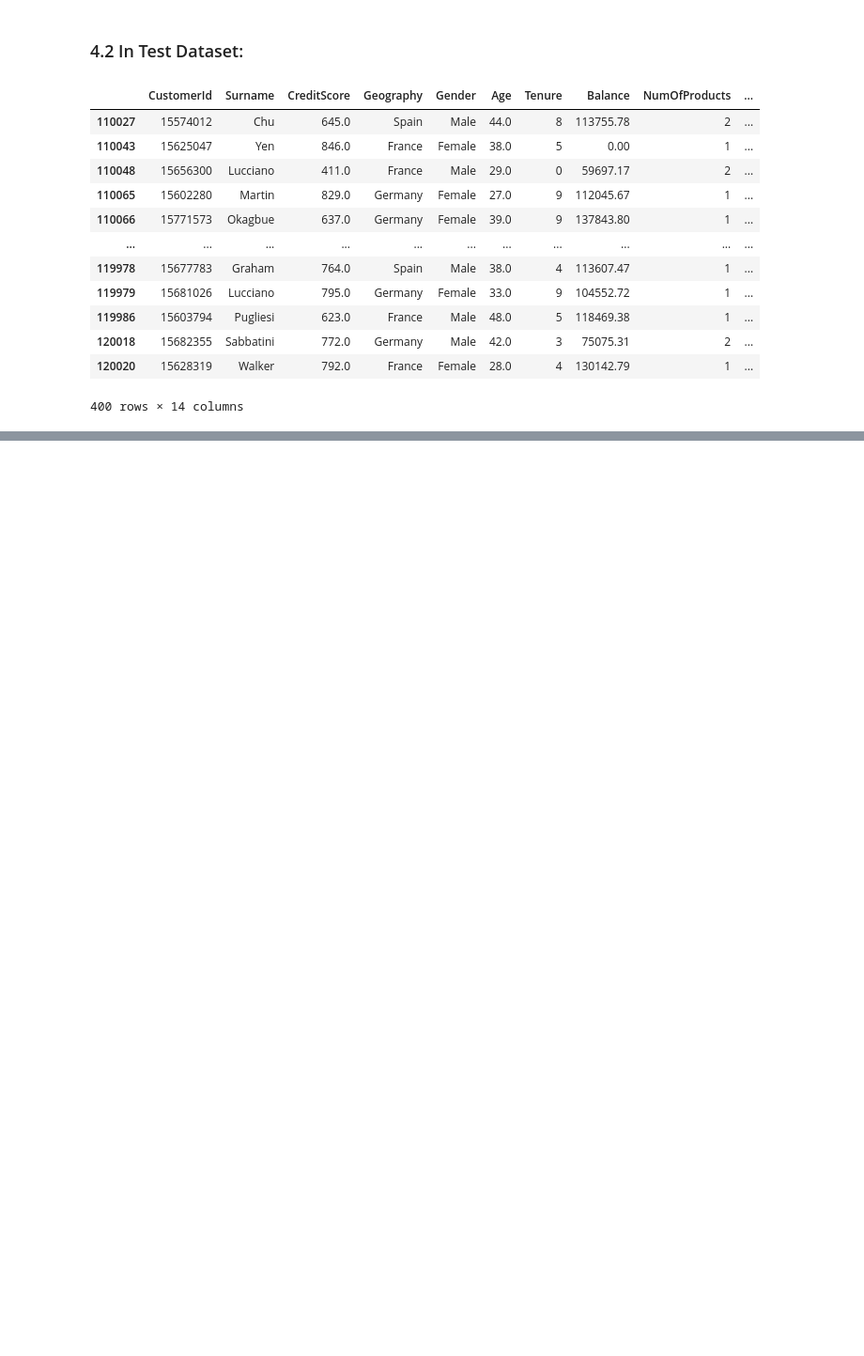
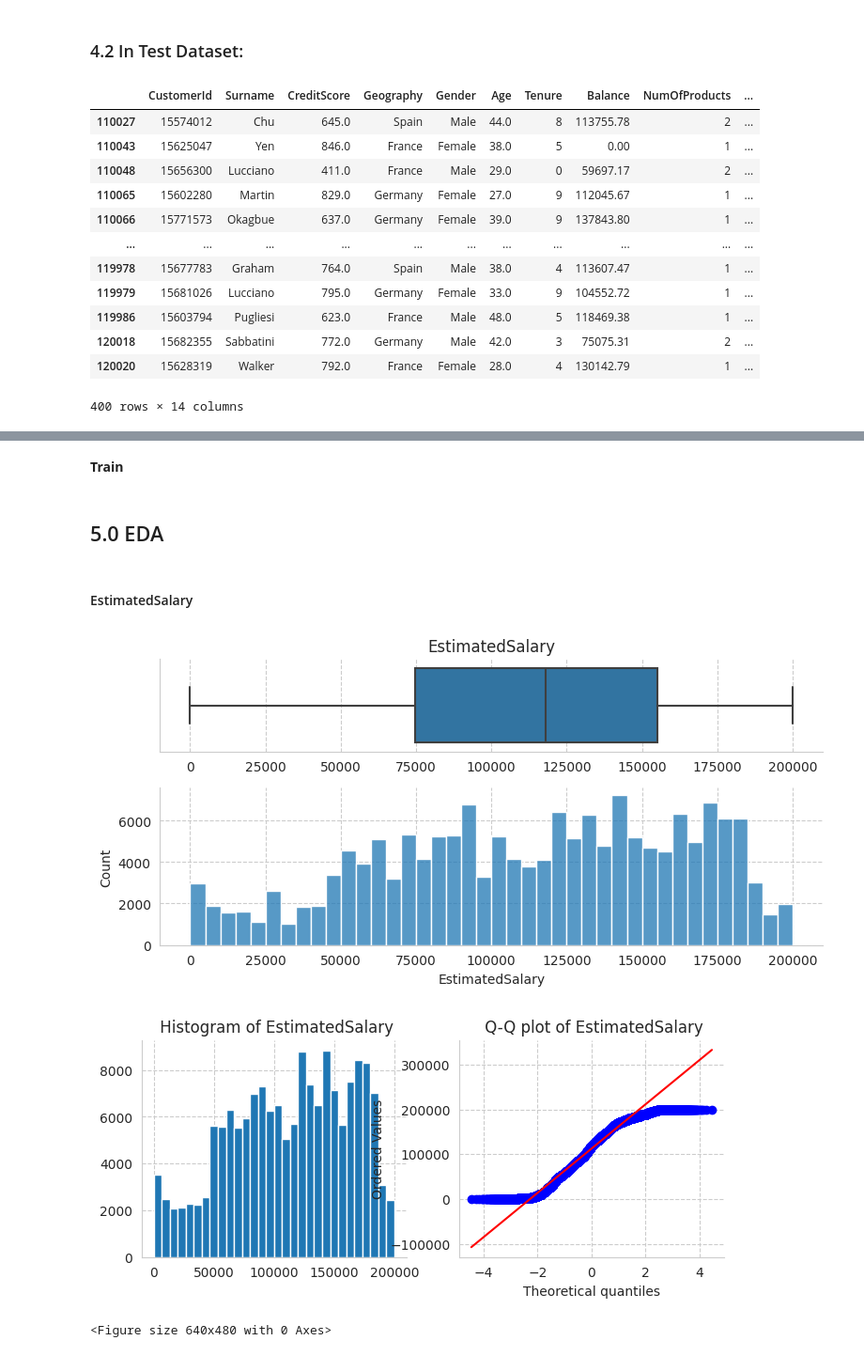
Before and after one commit to fabriziobasso/kaggle, a Jupyter notebook: S4E1_EDA.ipynb, the cells around one changed output, grey strips where cells are left out. Shown at 94% size. Drawn from its saved outputs; the diff is of its cells as text; code cells hidden in the pictures; blank space fills up the shorter version.

```diff
--- a/S4E1_EDA.ipynb
+++ b/S4E1_EDA.ipynb
@@ -900,0 +978,2 @@ X_concat[X_concat.dup==True]
+# %% [markdown]
+**Train**
@@ -900,0 +985,2 @@ X_concat[X_concat.dup==True]
+# %% [markdown]
+## 5.0 EDA
@@ -900,0 +1028,10 @@ X_concat[X_concat.dup==True]
+# %% [markdown]
+#### EstimatedSalary
+# %%
+df_ = train.copy()
+plot_boxplot_and_hist(df_,"EstimatedSalary")
+diagnostic_plots(df_, "EstimatedSalary");
+# %% [output]
+[figure, added]
+[figure, added]
+<Figure size 640x480 with 0 Axes>
```
Also changed, not shown: parts of 48 cells of this notebook.
